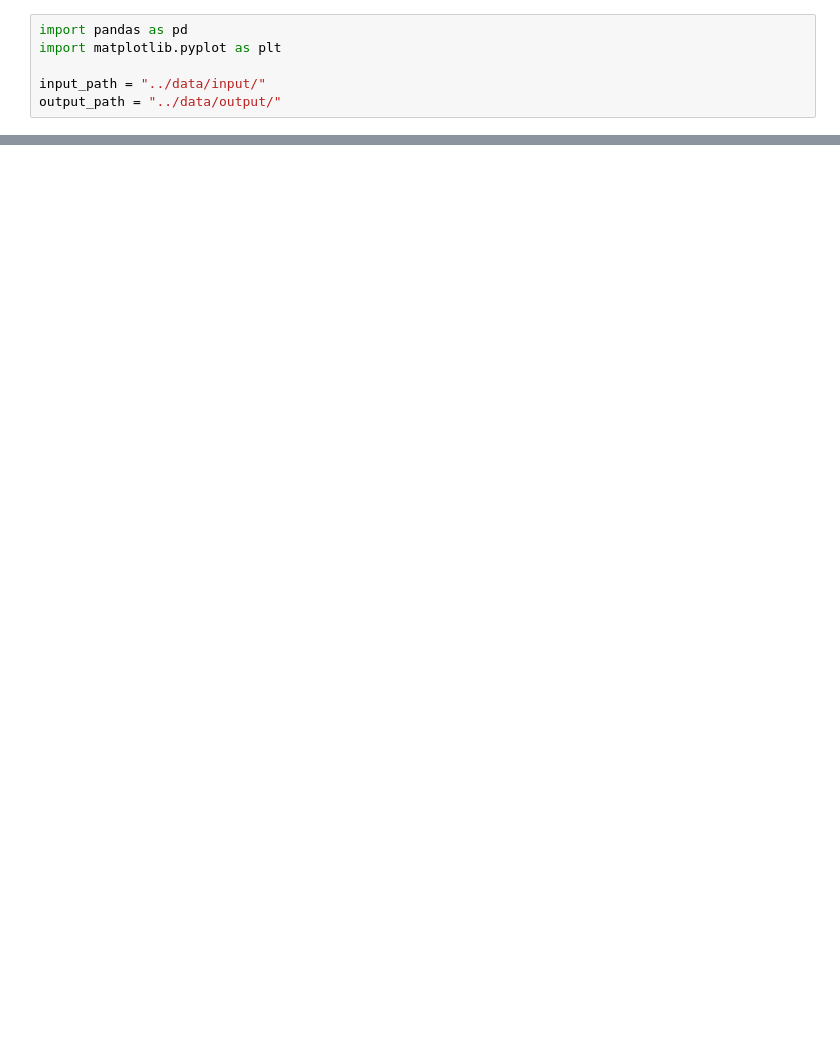
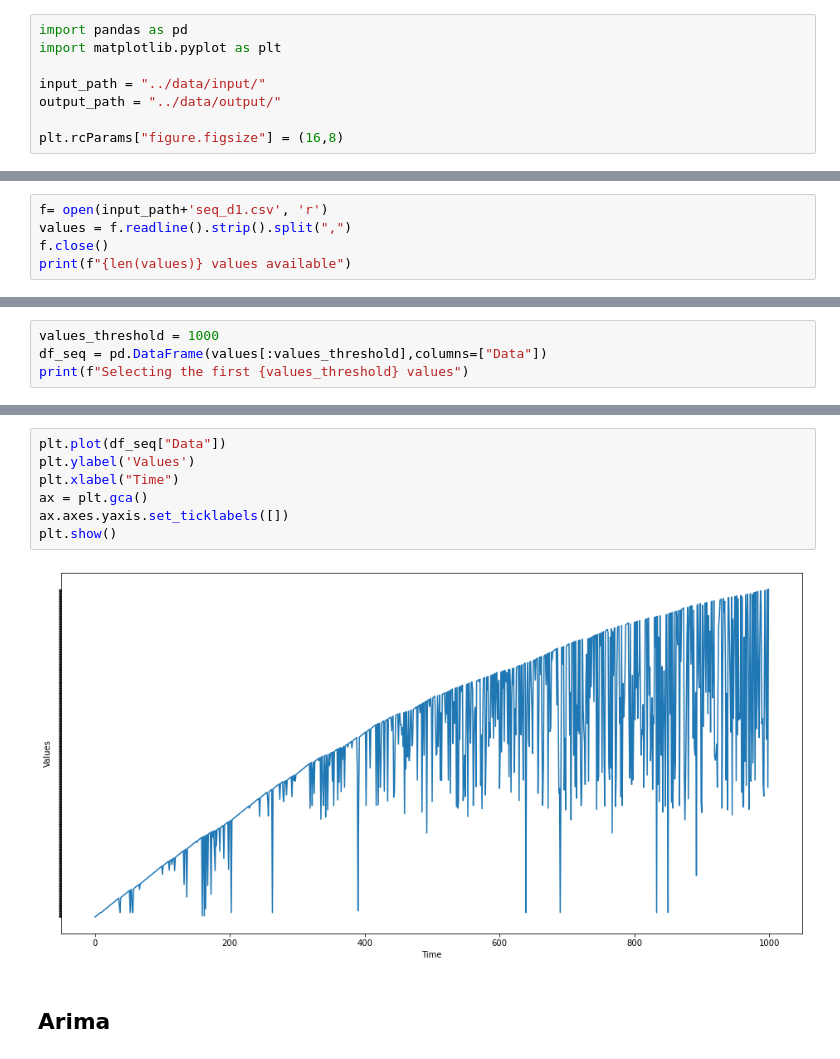
Before and after one commit to davide97g/arima-js, a Jupyter notebook: src/RMSE_analysis.ipynb, the cells around one changed output, grey strips where cells are left out. Drawn from its saved outputs; the diff is of its cells as text; blank space fills up the shorter version.

Commit message:
fixed input + RMSE plots

```diff
--- a/src/RMSE_analysis.ipynb
+++ b/src/RMSE_analysis.ipynb
@@ -4,3 +4,5 @@ import matplotlib.pyplot as plt
 
 input_path = "../data/input/"
 output_path = "../data/output/"
+
+plt.rcParams["figure.figsize"] = (16,8)
@@ -6,0 +11,5 @@ output_path = "../data/output/"
+# %%
+f= open(input_path+'seq_d1.csv', 'r')
+values = f.readline().strip().split(",")
+f.close()
+print(f"{len(values)} values available")
@@ -6,0 +18,4 @@ output_path = "../data/output/"
+# %%
+values_threshold = 1000
+df_seq = pd.DataFrame(values[:values_threshold],columns=["Data"])
+print(f"Selecting the first {values_threshold} values")
@@ -6,0 +38,11 @@ output_path = "../data/output/"
+# %%
+plt.plot(df_seq["Data"])
+plt.ylabel('Values')
+plt.xlabel("Time")
+ax = plt.gca()
+ax.axes.yaxis.set_ticklabels([])
+plt.show()
+# %% [output]
+[figure, added]
+# %% [markdown]
+## Arima
```
Also changed, not shown: parts of 13 cells of this notebook.
